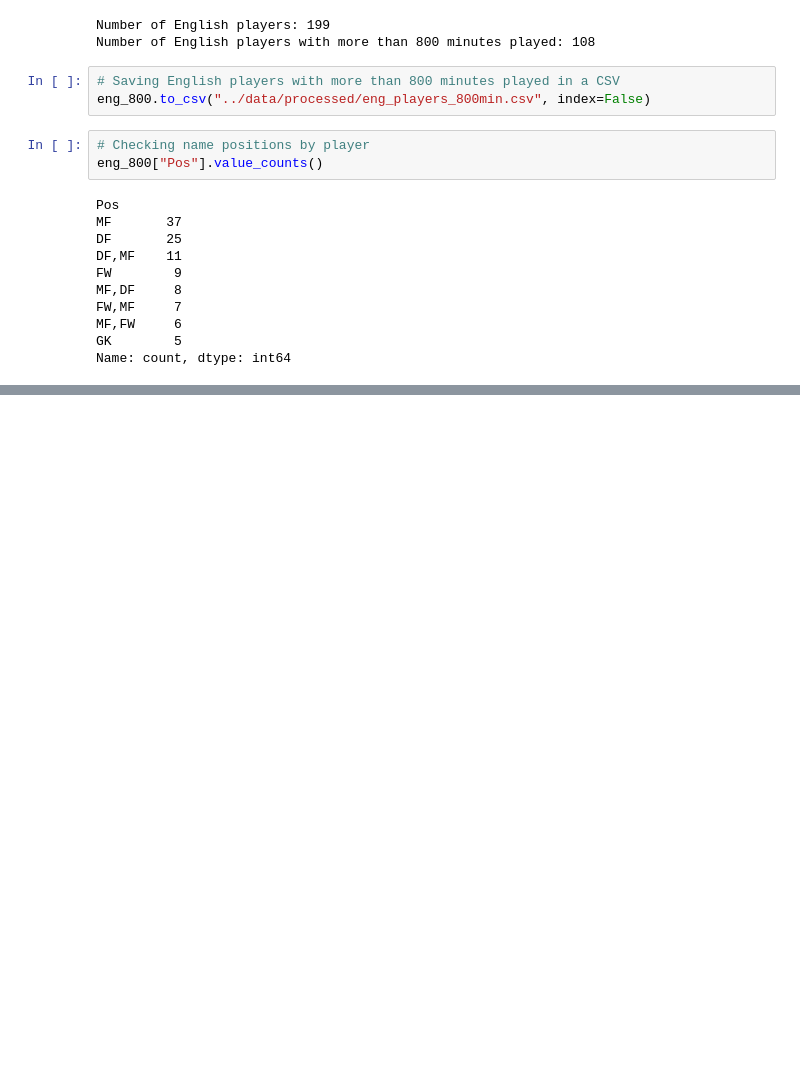
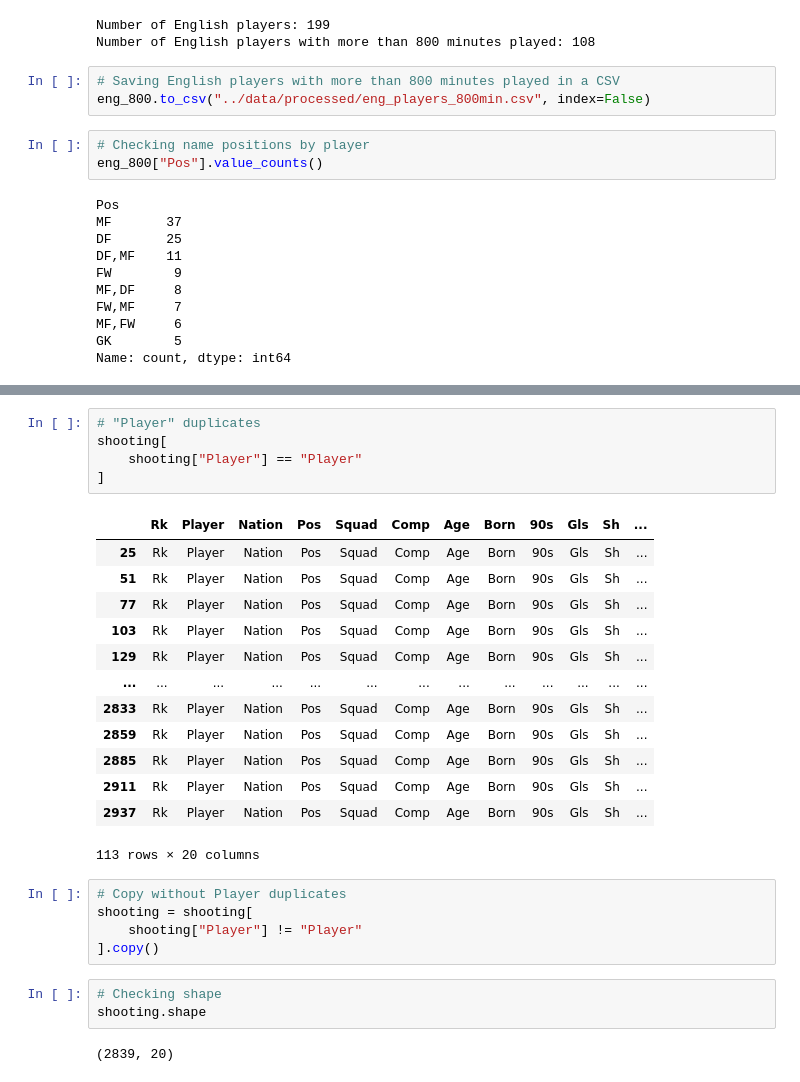
Before and after one commit to rogerespinosamorros/England_convocatory_comparison_WC2026, a Jupyter notebook: notebooks/01_data_players_collection.ipynb, the cells around one changed output, grey strips where cells are left out. Saved outputs shown, nothing was run; the diff lists cells and outputs as text; blank space fills up the shorter version.

```diff
--- a/notebooks/01_data_players_collection.ipynb
+++ b/notebooks/01_data_players_collection.ipynb
@@ -140,0 +227,29 @@ Name: count, dtype: int64
+# %%
+# "Player" duplicates
+shooting[
+    shooting["Player"] == "Player"
+]
+# %% [output]
+|  | Rk | Player | Nation | Pos | Squad | Comp | Age | Born | 90s | Gls | Sh | ... |
+| 25 | Rk | Player | Nation | Pos | Squad | Comp | Age | Born | 90s | Gls | Sh | ... |
+| 51 | Rk | Player | Nation | Pos | Squad | Comp | Age | Born | 90s | Gls | Sh | ... |
+| 77 | Rk | Player | Nation | Pos | Squad | Comp | Age | Born | 90s | Gls | Sh | ... |
+| 103 | Rk | Player | Nation | Pos | Squad | Comp | Age | Born | 90s | Gls | Sh | ... |
+| 129 | Rk | Player | Nation | Pos | Squad | Comp | Age | Born | 90s | Gls | Sh | ... |
+| ... | ... | ... | ... | ... | ... | ... | ... | ... | ... | ... | ... | ... |
+| 2833 | Rk | Player | Nation | Pos | Squad | Comp | Age | Born | 90s | Gls | Sh | ... |
+| 2859 | Rk | Player | Nation | Pos | Squad | Comp | Age | Born | 90s | Gls | Sh | ... |
+| 2885 | Rk | Player | Nation | Pos | Squad | Comp | Age | Born | 90s | Gls | Sh | ... |
+| 2911 | Rk | Player | Nation | Pos | Squad | Comp | Age | Born | 90s | Gls | Sh | ... |
+| 2937 | Rk | Player | Nation | Pos | Squad | Comp | Age | Born | 90s | Gls | Sh | ... |
+113 rows × 20 columns
+# %%
+# Copy without Player duplicates
+shooting = shooting[
+    shooting["Player"] != "Player"
+].copy()
+# %%
+# Checking shape
+shooting.shape
+# %% [output]
+(2839, 20)
```
Also changed, not shown: parts of 9 cells of this notebook.
